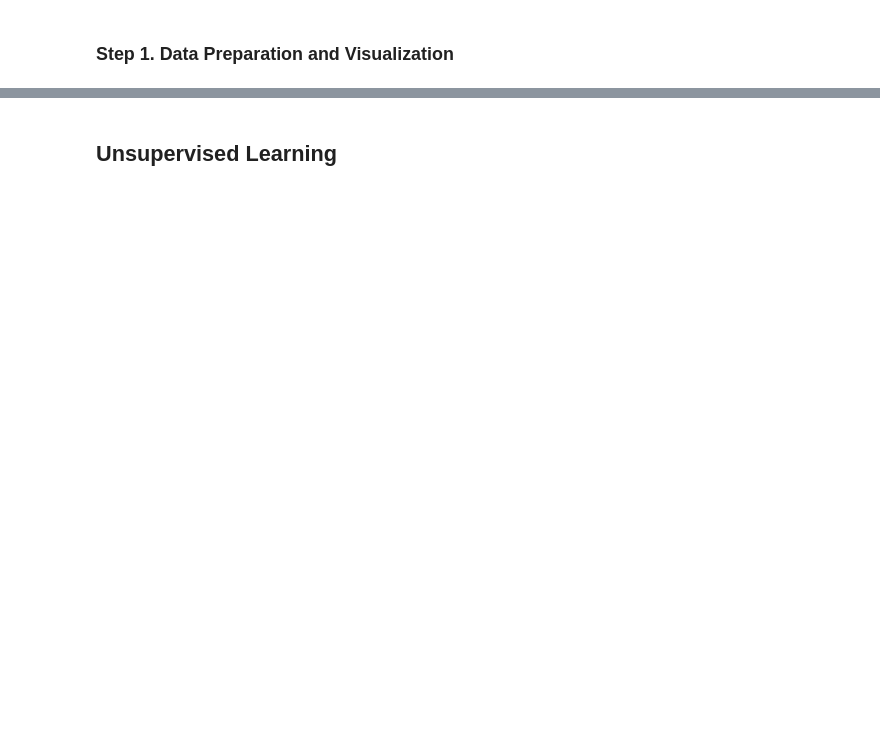
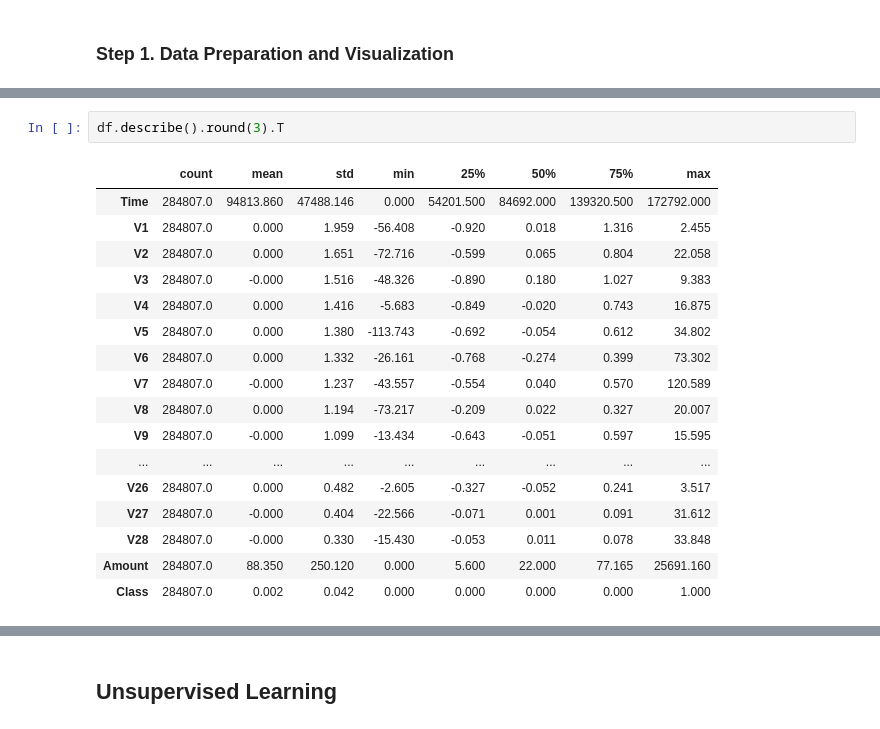
Before and after one commit to luckydoglou/ml-projects, a Jupyter notebook: anomaly-detection/v0/anomaly-detection-v0.ipynb, the cells around one changed output, grey strips where cells are left out. Drawn from its saved outputs; the diff is of its cells as text; blank space fills up the shorter version.

```diff
--- a/anomaly-detection/v0/anomaly-detection-v0.ipynb
+++ b/anomaly-detection/v0/anomaly-detection-v0.ipynb
@@ -121,3 +137,23 @@ Data columns (total 31 columns):
  30  Class   284807 non-null  int64
 dtypes: float64(30), int64(1)
 memory usage: 67.4 MB
+# %%
+df.describe().round(3).T
+# %% [output]
+|  | count | mean | std | min | 25% | 50% | 75% | max |
+| Time | 284807.0 | 94813.860 | 47488.146 | 0.000 | 54201.500 | 84692.000 | 139320.500 | 172792.000 |
+| V1 | 284807.0 | 0.000 | 1.959 | -56.408 | -0.920 | 0.018 | 1.316 | 2.455 |
+| V2 | 284807.0 | 0.000 | 1.651 | -72.716 | -0.599 | 0.065 | 0.804 | 22.058 |
+| V3 | 284807.0 | -0.000 | 1.516 | -48.326 | -0.890 | 0.180 | 1.027 | 9.383 |
+| V4 | 284807.0 | 0.000 | 1.416 | -5.683 | -0.849 | -0.020 | 0.743 | 16.875 |
+| V5 | 284807.0 | 0.000 | 1.380 | -113.743 | -0.692 | -0.054 | 0.612 | 34.802 |
+| V6 | 284807.0 | 0.000 | 1.332 | -26.161 | -0.768 | -0.274 | 0.399 | 73.302 |
+| V7 | 284807.0 | -0.000 | 1.237 | -43.557 | -0.554 | 0.040 | 0.570 | 120.589 |
+| V8 | 284807.0 | 0.000 | 1.194 | -73.217 | -0.209 | 0.022 | 0.327 | 20.007 |
+| V9 | 284807.0 | -0.000 | 1.099 | -13.434 | -0.643 | -0.051 | 0.597 | 15.595 |
+| ... | ... | ... | ... | ... | ... | ... | ... | ... |
+| V26 | 284807.0 | 0.000 | 0.482 | -2.605 | -0.327 | -0.052 | 0.241 | 3.517 |
+| V27 | 284807.0 | -0.000 | 0.404 | -22.566 | -0.071 | 0.001 | 0.091 | 31.612 |
+| V28 | 284807.0 | -0.000 | 0.330 | -15.430 | -0.053 | 0.011 | 0.078 | 33.848 |
+| Amount | 284807.0 | 88.350 | 250.120 | 0.000 | 5.600 | 22.000 | 77.165 | 25691.160 |
+| Class | 284807.0 | 0.002 | 0.042 | 0.000 | 0.000 | 0.000 | 0.000 | 1.000 |
```
Also changed, not shown: parts of 10 cells of this notebook.
